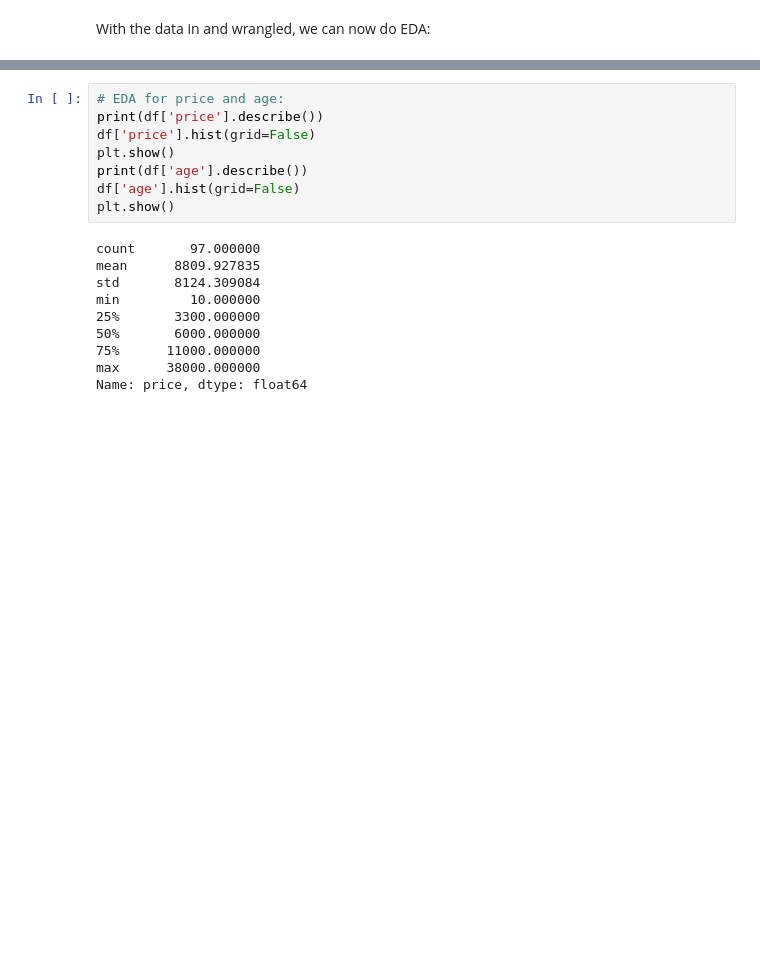
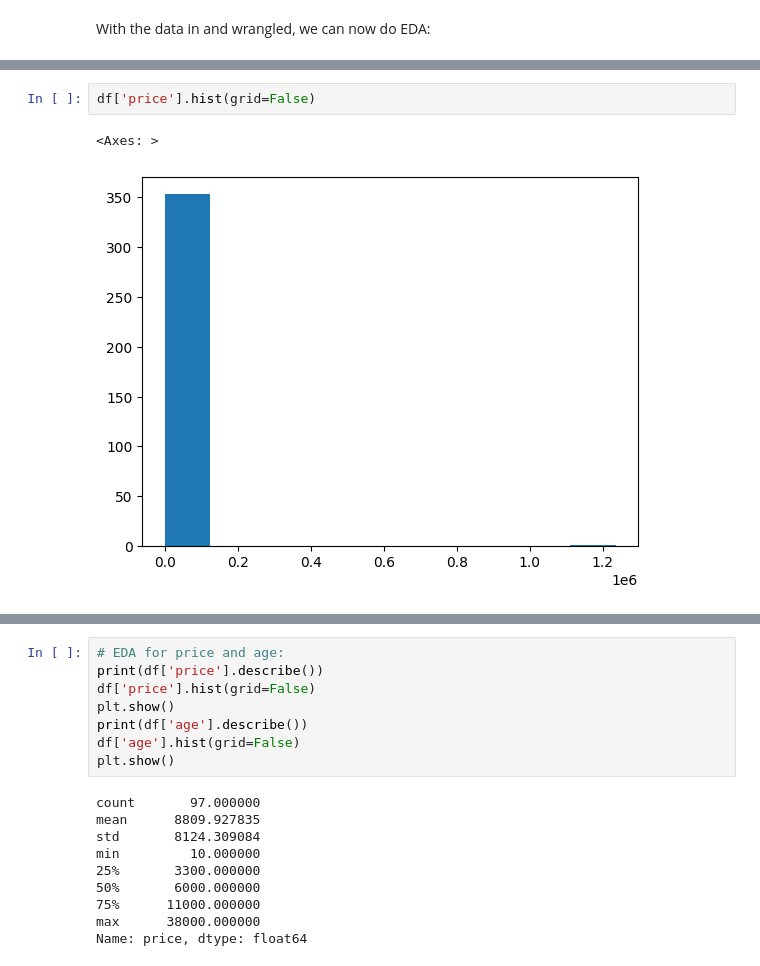
Before and after one commit to gffiveash/Labs, a Jupyter notebook: lab_notebook.ipynb, the cells around one changed output, grey strips where cells are left out. Drawn from its saved outputs; the diff is of its cells as text; blank space fills up the shorter version.

```diff
--- a/lab_notebook.ipynb
+++ b/lab_notebook.ipynb
@@ -116,0 +210,5 @@ With the data in and wrangled, we can now do EDA:
+# %%
+df['price'].hist(grid=False)
+# %% [output]
+<Axes: >
+[figure, added]
```
Also changed, not shown: parts of 11 cells of this notebook.
